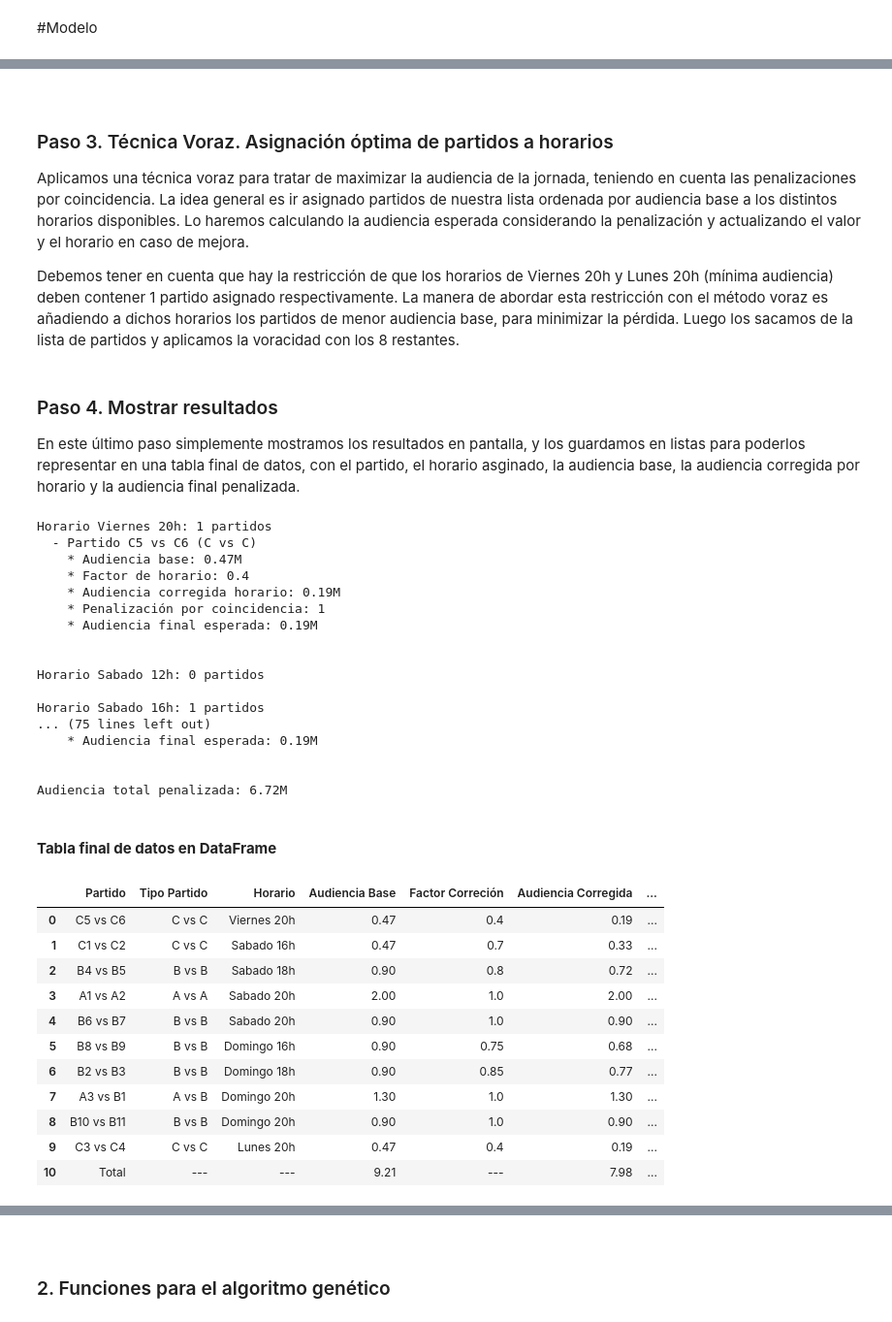
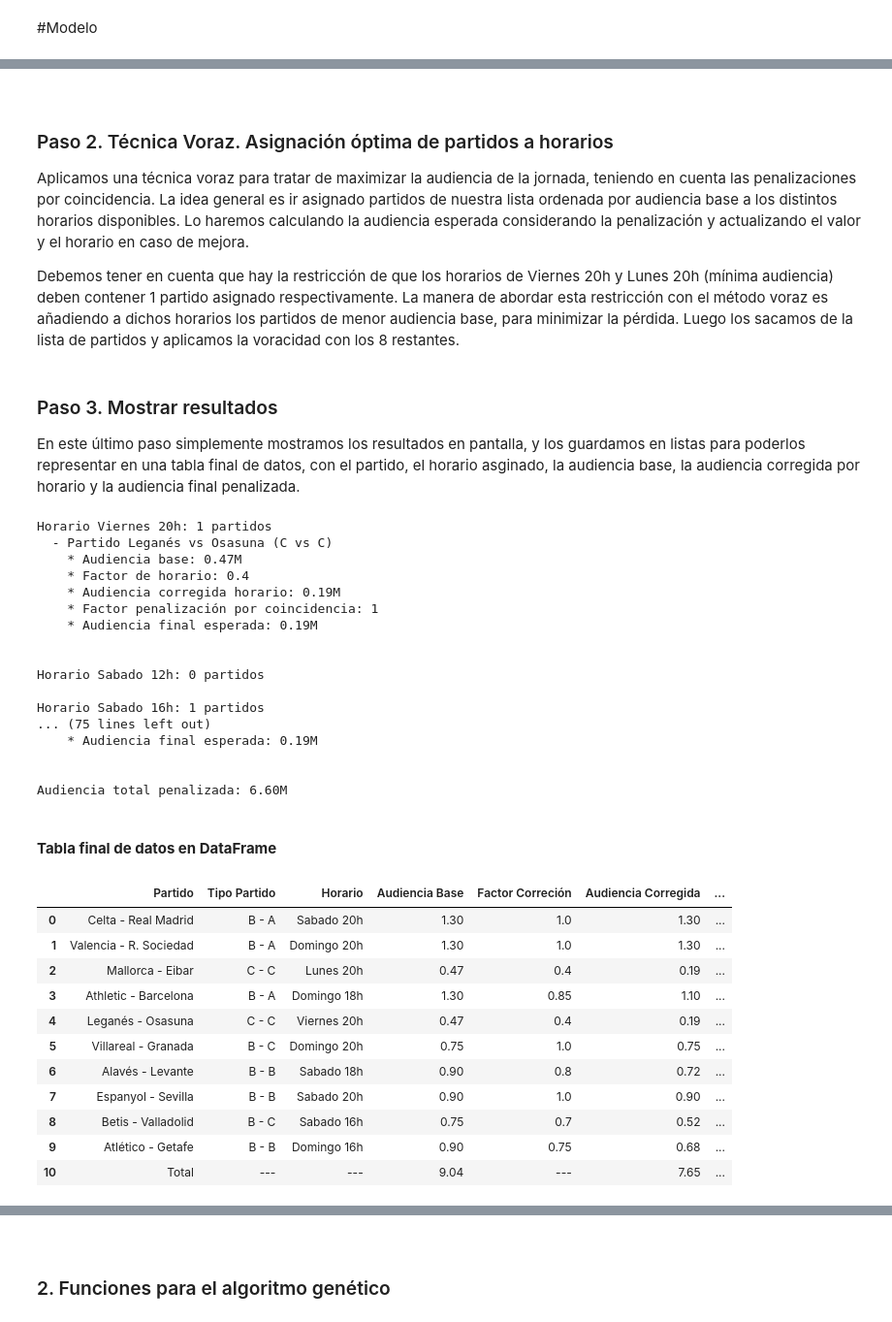
Before and after one commit to ferranlarroyaub/03MIAR----Algoritmos-de-Optimizacion, a Jupyter notebook: Trabajo_Práctico_Algoritmos_Ferran_Larroya.ipynb, the cells around one changed output, grey strips where cells are left out. Shown at 97% size. Saved outputs shown, nothing was run; the diff lists cells and outputs as text; code cells hidden in the pictures.

```diff
--- a/Trabajo_Práctico_Algoritmos_Ferran_Larroya.ipynb
+++ b/Trabajo_Práctico_Algoritmos_Ferran_Larroya.ipynb
@@ -260,7 +193,7 @@ C5 vs C6 --> clase (C vs C) --> audiencia base: 0.47 millones
 # %% [markdown]
 <br>
 
-### Paso 3. Técnica Voraz. Asignación óptima de partidos a horarios
+### Paso 2. Técnica Voraz. Asignación óptima de partidos a horarios
 Aplicamos una técnica voraz para tratar de maximizar la audiencia de la jornada, teniendo en cuenta las penalizaciones por coincidencia. La idea general es ir asignado partidos de nuestra lista ordenada por audiencia base a los distintos horarios disponibles. Lo haremos calculando la audiencia esperada considerando la penalización y actualizando el valor y el horario en caso de mejora.
 
 Debemos tener en cuenta que hay la restricción de que los horarios de Viernes 20h y Lunes 20h (mínima audiencia) deben contener 1 partido asignado respectivamente. La manera de abordar esta restricción con el método voraz es añadiendo a dichos horarios los partidos de menor audiencia base, para minimizar la pérdida. Luego los sacamos de la lista de partidos y aplicamos la voracidad con los 8 restantes.
@@ -300,13 +230,12 @@ for partido in partidos:    # Iteramos cada partido y inicializamos el mejor hor
     if mejor_horario:
         asignacion[mejor_horario].append(partido)
 # %% [markdown]
-### Paso 4. Mostrar resultados
+### Paso 3. Mostrar resultados
 En este último paso simplemente mostramos los resultados en pantalla, y los guardamos en listas para poderlos representar en una tabla final de datos, con el partido, el horario asginado, la audiencia base, la audiencia corregida por horario y la audiencia final penalizada.
 # %%
 # ========================
 # 4. RESULTADOS
 # ========================
-
 
 audiencia_total = 0
 
@@ -335,12 +264,12 @@ for h, partidos_h in asignacion.items():
         print(f"    * Audiencia base: {p[4]}M")
         print(f"    * Factor de horario: {correcion_horario}")
         print(f"    * Audiencia corregida horario: {p[4]*correcion_horario:.2f}M")
-        print(f"    * Penalización por coincidencia: {penalizacion_coincidencia_aplicada}")
+        print(f"    * Factor penalización por coincidencia: {penalizacion_coincidencia_aplicada}")
         print(f"    * Audiencia final esperada: {audiencia_final:.2f}M\n")
 
         # Guardamos en listas para después
-        lista_partido.append(p[0]+' vs '+p[1])
-        lista_tipo_partido.append(p[2]+' vs '+p[3])
+        lista_partido.append(p[0]+' - '+p[1])
+        lista_tipo_partido.append(p[2]+' - '+p[3])
         lista_horario.append(h)
         lista_audiencia_base.append(p[4])
         lista_ponderacion.append(correcion_horario)
@@ -353,11 +282,11 @@ for h, partidos_h in asignacion.items():
 print(f"Audiencia total penalizada: {sum(lista_audiencia_final):.2f}M")
 # %% [output]
 Horario Viernes 20h: 1 partidos
-  - Partido C5 vs C6 (C vs C)
+  - Partido Leganés vs Osasuna (C vs C)
     * Audiencia base: 0.47M
     * Factor de horario: 0.4
     * Audiencia corregida horario: 0.19M
-    * Penalización por coincidencia: 1
+    * Factor penalización por coincidencia: 1
     * Audiencia final esperada: 0.19M
 
 
@@ -368,7 +297,7 @@ Horario Sabado 16h: 1 partidos
     * Audiencia final esperada: 0.19M
 
 
-Audiencia total penalizada: 6.72M
+Audiencia total penalizada: 6.60M
 # %% [markdown]
 <br>
 
@@ -376,29 +305,40 @@ Audiencia total penalizada: 6.72M
 # %%
 import pandas as pd
 df = pd.DataFrame()
 df['Partido'] = lista_partido
 df['Tipo Partido'] = lista_tipo_partido
 df['Horario'] = lista_horario
 df['Audiencia Base'] = lista_audiencia_base
 df['Factor Correción'] = lista_ponderacion
 df['Audiencia Corregida'] = lista_audiencia_corregida_horario
 df['Factor Penalización'] = lista_penalizacion_factor
 df['Audiencia Penalizada'] = lista_audiencia_final
 
+# Lista con el orden deseado para ordenar la tabla como en el ejemplo
+orden_deseado = ['Celta - Real Madrid','Valencia - R. Sociedad','Mallorca - Eibar',
+            'Athletic - Barcelona', 'Leganés - Osasuna','Villareal - Granada',
+            'Alavés - Levante','Espanyol - Sevilla','Betis - Valladolid',
+            'Atlético - Getafe']
+
+
+# Ordenamos el DataFrame según los partidos (como la tabja del ejemplo)
+df['Partido'] = pd.Categorical(df['Partido'], categories=orden_deseado, ordered=True)
+df = df.sort_values('Partido').reset_index(drop=True)
+
 df.loc[len(df)] = ['Total','---', '---', sum(df['Audiencia Base']), '---', sum(df['Audiencia Corregida']), '---',
                    sum(df['Audiencia Penalizada'])]
 display(df)
 # %% [output]
 |  | Partido | Tipo Partido | Horario | Audiencia Base | Factor Correción | Audiencia Corregida | ... |
-| 0 | C5 vs C6 | C vs C | Viernes 20h | 0.47 | 0.4 | 0.19 | ... |
-| 1 | C1 vs C2 | C vs C | Sabado 16h | 0.47 | 0.7 | 0.33 | ... |
-| 2 | B4 vs B5 | B vs B | Sabado 18h | 0.90 | 0.8 | 0.72 | ... |
-| 3 | A1 vs A2 | A vs A | Sabado 20h | 2.00 | 1.0 | 2.00 | ... |
-| 4 | B6 vs B7 | B vs B | Sabado 20h | 0.90 | 1.0 | 0.90 | ... |
-| 5 | B8 vs B9 | B vs B | Domingo 16h | 0.90 | 0.75 | 0.68 | ... |
-| 6 | B2 vs B3 | B vs B | Domingo 18h | 0.90 | 0.85 | 0.77 | ... |
-| 7 | A3 vs B1 | A vs B | Domingo 20h | 1.30 | 1.0 | 1.30 | ... |
-| 8 | B10 vs B11 | B vs B | Domingo 20h | 0.90 | 1.0 | 0.90 | ... |
-| 9 | C3 vs C4 | C vs C | Lunes 20h | 0.47 | 0.4 | 0.19 | ... |
-| 10 | Total | --- | --- | 9.21 | --- | 7.98 | ... |
+| 0 | Celta - Real Madrid | B - A | Sabado 20h | 1.30 | 1.0 | 1.30 | ... |
+| 1 | Valencia - R. Sociedad | B - A | Domingo 20h | 1.30 | 1.0 | 1.30 | ... |
+| 2 | Mallorca - Eibar | C - C | Lunes 20h | 0.47 | 0.4 | 0.19 | ... |
+| 3 | Athletic - Barcelona | B - A | Domingo 18h | 1.30 | 0.85 | 1.10 | ... |
+| 4 | Leganés - Osasuna | C - C | Viernes 20h | 0.47 | 0.4 | 0.19 | ... |
+| 5 | Villareal - Granada | B - C | Domingo 20h | 0.75 | 1.0 | 0.75 | ... |
+| 6 | Alavés - Levante | B - B | Sabado 18h | 0.90 | 0.8 | 0.72 | ... |
+| 7 | Espanyol - Sevilla | B - B | Sabado 20h | 0.90 | 1.0 | 0.90 | ... |
+| 8 | Betis - Valladolid | B - C | Sabado 16h | 0.75 | 0.7 | 0.52 | ... |
+| 9 | Atlético - Getafe | B - B | Domingo 16h | 0.90 | 0.75 | 0.68 | ... |
+| 10 | Total | --- | --- | 9.04 | --- | 7.65 | ... |
 # %% [markdown]
```
Also changed, not shown: parts of 19 cells of this notebook.
